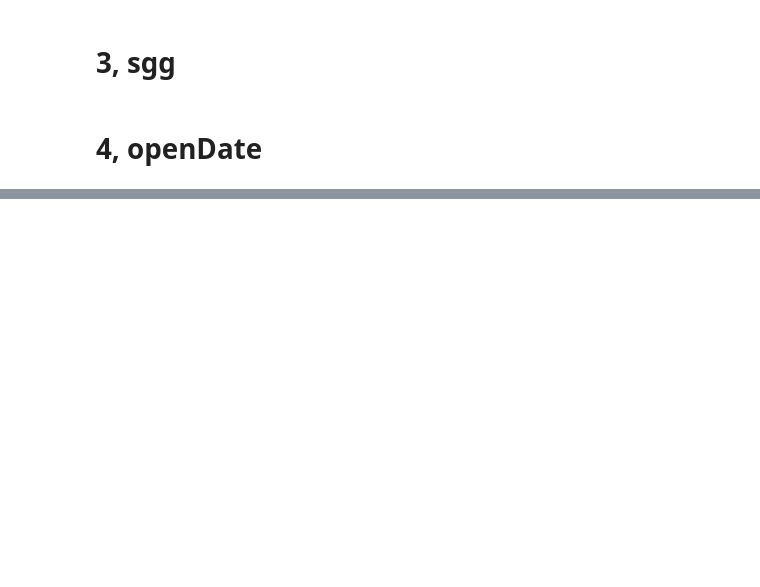
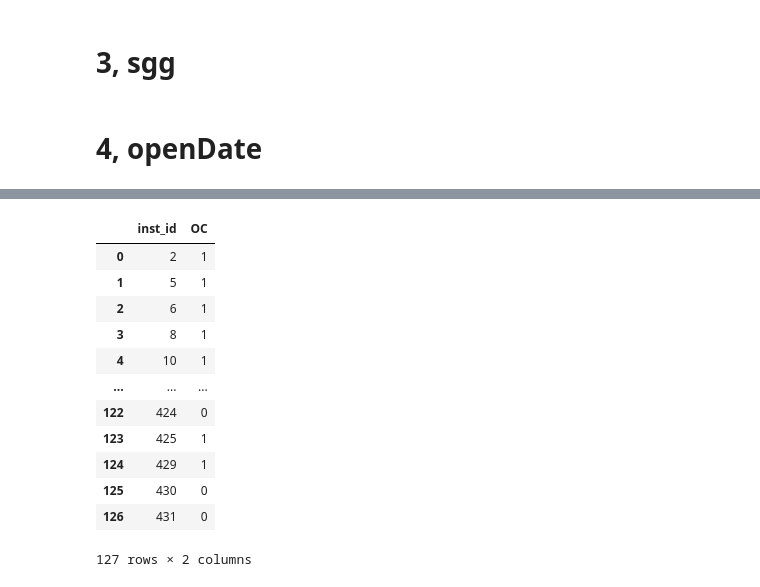
Before and after one commit to gon2gon2/first, a Jupyter notebook: hospital/baseline-Copy1.ipynb, the cells around one changed output, grey strips where cells are left out. Saved outputs shown, nothing was run; the diff lists cells and outputs as text; code cells hidden in the pictures; blank space fills up the shorter version.

```diff
--- a/hospital/baseline-Copy1.ipynb
+++ b/hospital/baseline-Copy1.ipynb
@@ -193,0 +320,5 @@ sum(test['openDate']==None)
+# %%
+test['employee1'] = test['employee1'].astype('str').str.replace(',','').astype('float')
+test['employee2'] = test['employee2'].astype('str').str.replace(',','').astype('float')
+# %%
+pred = clf.predict(test[train.columns])
@@ -208,0 +351,4 @@ test
+# %%
+pred = pred.astype('int32')
+# %%
+ss['OC']=pred
@@ -208,0 +372,16 @@ test
+# %%
+ss
+# %% [output]
+|  | inst_id | OC |
+| 0 | 2 | 1 |
+| 1 | 5 | 1 |
+| 2 | 6 | 1 |
+| 3 | 8 | 1 |
+| 4 | 10 | 1 |
+| ... | ... | ... |
+| 122 | 424 | 0 |
+| 123 | 425 | 1 |
+| 124 | 429 | 1 |
+| 125 | 430 | 0 |
+| 126 | 431 | 0 |
+127 rows × 2 columns
```
Also changed, not shown: parts of 35 cells of this notebook, 3 other files.
